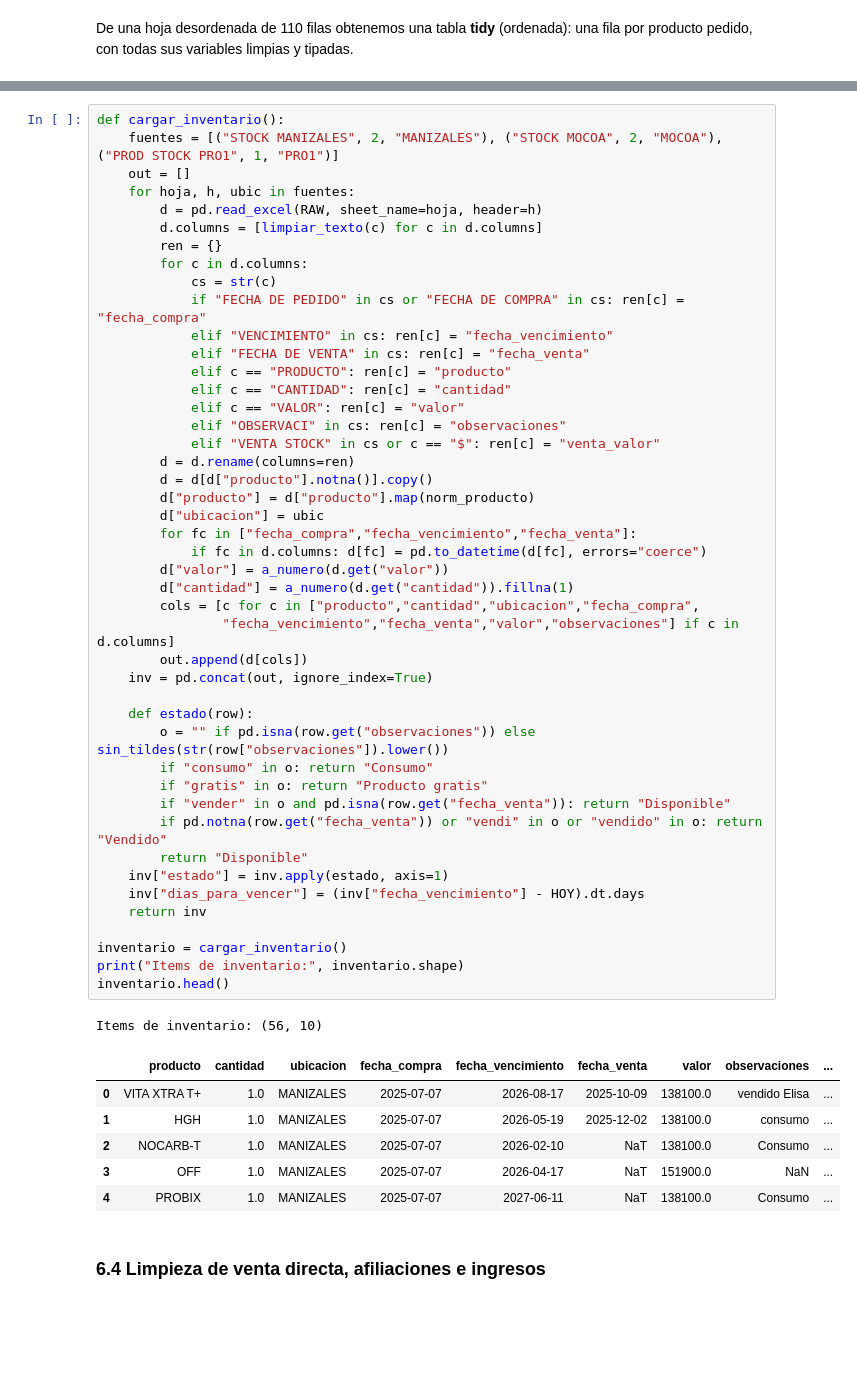
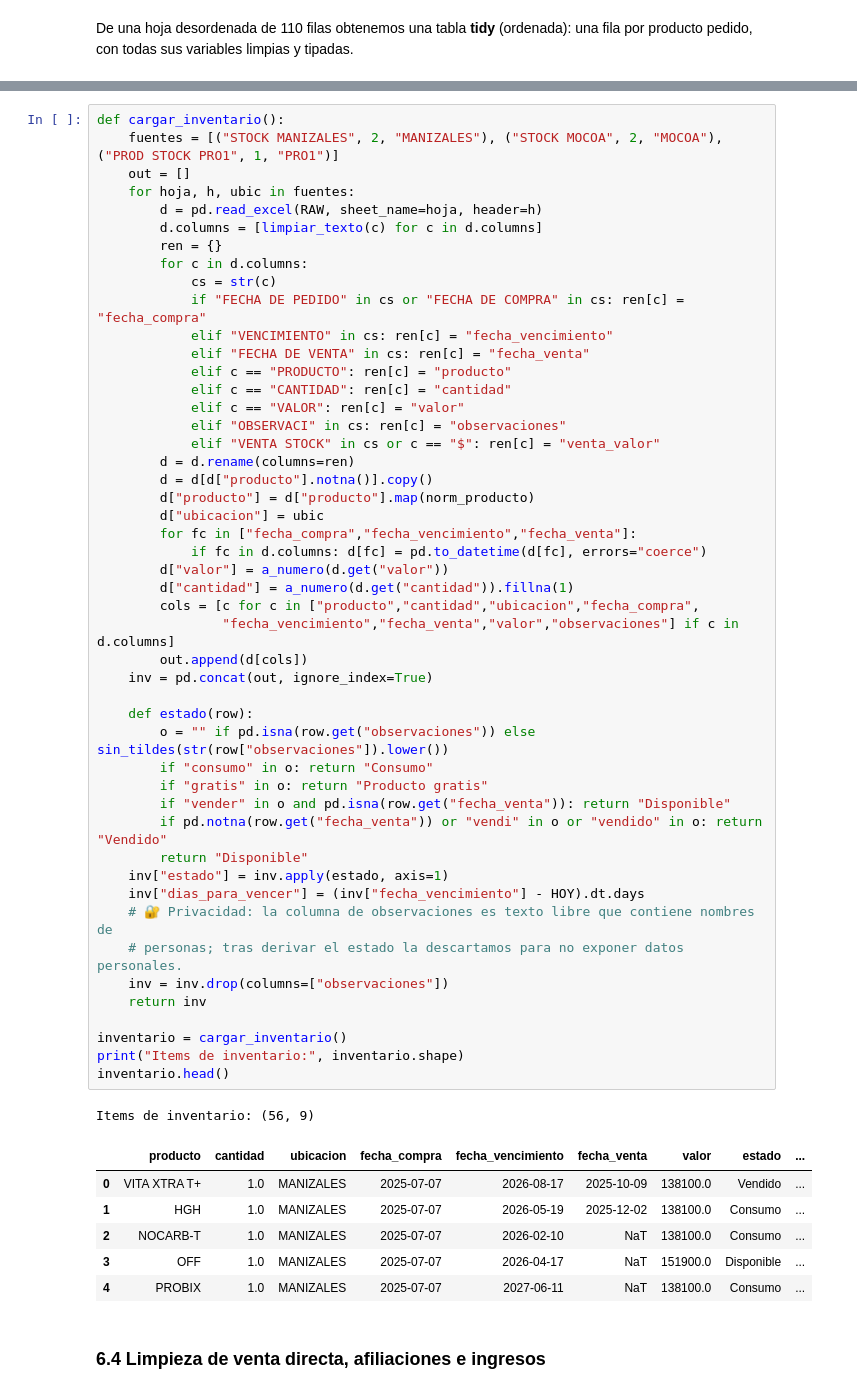
Before and after one commit to landreams23/TalentoTech_IA, a Jupyter notebook: notebooks/analisis_fuxion.ipynb, the cells around one changed output, grey strips where cells are left out. Cells and saved outputs as stored; diff of their text form; blank space fills up the shorter version.

```diff
--- a/notebooks/analisis_fuxion.ipynb
+++ b/notebooks/analisis_fuxion.ipynb
@@ -330,39 +339,42 @@ def cargar_inventario():
             elif "OBSERVACI" in cs: ren[c] = "observaciones"
             elif "VENTA STOCK" in cs or c == "$": ren[c] = "venta_valor"
         d = d.rename(columns=ren)
         d = d[d["producto"].notna()].copy()
         d["producto"] = d["producto"].map(norm_producto)
         d["ubicacion"] = ubic
         for fc in ["fecha_compra","fecha_vencimiento","fecha_venta"]:
             if fc in d.columns: d[fc] = pd.to_datetime(d[fc], errors="coerce")
         d["valor"] = a_numero(d.get("valor"))
         d["cantidad"] = a_numero(d.get("cantidad")).fillna(1)
         cols = [c for c in ["producto","cantidad","ubicacion","fecha_compra",
                 "fecha_vencimiento","fecha_venta","valor","observaciones"] if c in d.columns]
         out.append(d[cols])
     inv = pd.concat(out, ignore_index=True)
 
     def estado(row):
         o = "" if pd.isna(row.get("observaciones")) else sin_tildes(str(row["observaciones"]).lower())
         if "consumo" in o: return "Consumo"
         if "gratis" in o: return "Producto gratis"
         if "vender" in o and pd.isna(row.get("fecha_venta")): return "Disponible"
         if pd.notna(row.get("fecha_venta")) or "vendi" in o or "vendido" in o: return "Vendido"
         return "Disponible"
     inv["estado"] = inv.apply(estado, axis=1)
     inv["dias_para_vencer"] = (inv["fecha_vencimiento"] - HOY).dt.days
+    # 🔐 Privacidad: la columna de observaciones es texto libre que contiene nombres de
+    # personas; tras derivar el estado la descartamos para no exponer datos personales.
+    inv = inv.drop(columns=["observaciones"])
     return inv
 
 inventario = cargar_inventario()
 print("Items de inventario:", inventario.shape)
 inventario.head()
 # %% [output]
-Items de inventario: (56, 10)
+Items de inventario: (56, 9)
-|  | producto | cantidad | ubicacion | fecha_compra | fecha_vencimiento | fecha_venta | valor | observaciones | ... |
-| 0 | VITA XTRA T+ | 1.0 | MANIZALES | 2025-07-07 | 2026-08-17 | 2025-10-09 | 138100.0 | vendido Elisa | ... |
-| 1 | HGH | 1.0 | MANIZALES | 2025-07-07 | 2026-05-19 | 2025-12-02 | 138100.0 | consumo | ... |
+|  | producto | cantidad | ubicacion | fecha_compra | fecha_vencimiento | fecha_venta | valor | estado | ... |
+| 0 | VITA XTRA T+ | 1.0 | MANIZALES | 2025-07-07 | 2026-08-17 | 2025-10-09 | 138100.0 | Vendido | ... |
+| 1 | HGH | 1.0 | MANIZALES | 2025-07-07 | 2026-05-19 | 2025-12-02 | 138100.0 | Consumo | ... |
 | 2 | NOCARB-T | 1.0 | MANIZALES | 2025-07-07 | 2026-02-10 | NaT | 138100.0 | Consumo | ... |
-| 3 | OFF | 1.0 | MANIZALES | 2025-07-07 | 2026-04-17 | NaT | 151900.0 | NaN | ... |
+| 3 | OFF | 1.0 | MANIZALES | 2025-07-07 | 2026-04-17 | NaT | 151900.0 | Disponible | ... |
 | 4 | PROBIX | 1.0 | MANIZALES | 2025-07-07 | 2027-06-11 | NaT | 138100.0 | Consumo | ... |
 # %% [markdown]
 ### 6.4 Limpieza de venta directa, afiliaciones e ingresos
```
Also changed, not shown: parts of 4 cells of this notebook, 2 other files.
